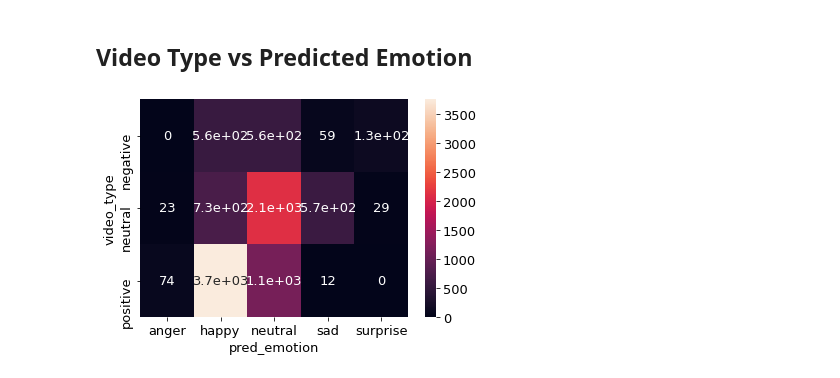
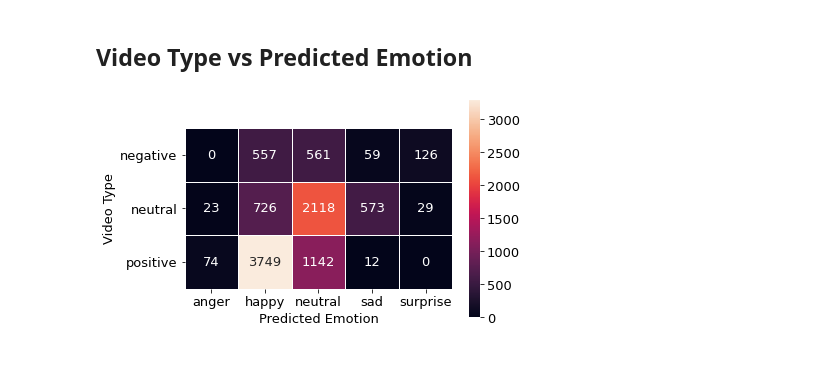
Before and after one commit to ThisGuyEddie/Abeona_TV, a Jupyter notebook: final_project.ipynb, the cells around one changed output. Saved outputs shown, nothing was run; the diff lists cells and outputs as text; code cells hidden in the pictures.

```diff
--- a/final_project.ipynb
+++ b/final_project.ipynb
@@ -437,8 +422,10 @@ Matplotlib is currently using module://ipykernel.pylab.backend_inline, which is
 ## Video Type vs Predicted Emotion
 # %%
 import seaborn as sn
-confusion_matrix = pd.crosstab(data_df['video_type'], data_df['pred_emotion'], rownames=['video_type'], colnames=['pred_emotion'])
-sn.heatmap(confusion_matrix, annot=True)
+confusion_matrix = pd.crosstab(data_df['video_type'], data_df['pred_emotion'], rownames=['Video Type'], colnames=['Predicted Emotion'])
+
+sn.heatmap(confusion_matrix, annot=True,linewidths=1, robust=True, square=True, fmt='d')
+# sn.heatmap(confusion_matrix, annot=True,linewidths=1, vmin=0.0, vmax=1000.0)
 plt.show()
 # %% [output]
-[figure, old version]
+[figure, new version]
```
Also changed, not shown: parts of 2 cells of this notebook.
